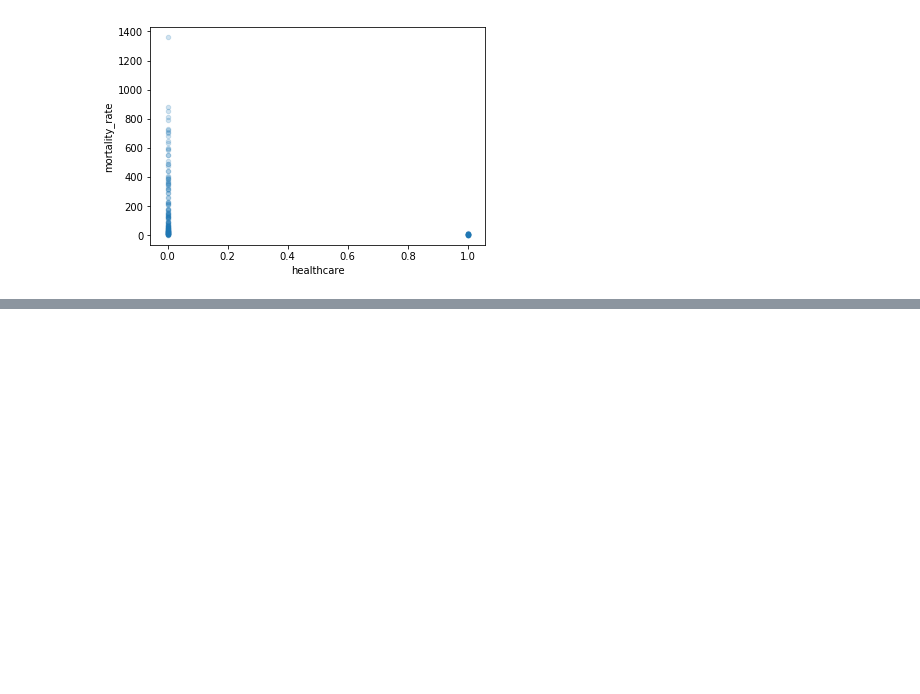
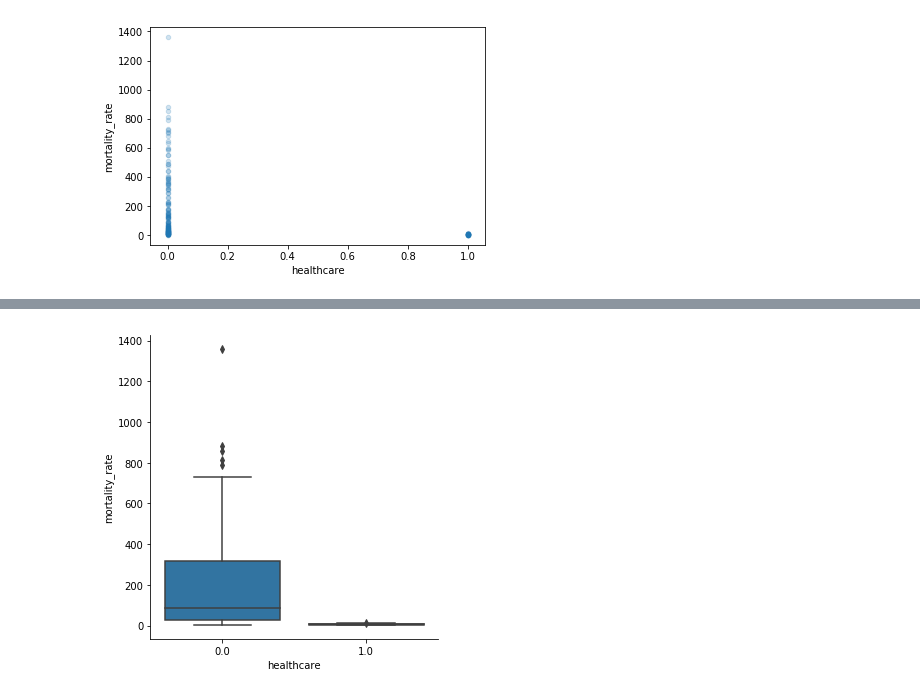
Before and after one commit to imamun93/Maternal_Mortality_Rate, a Jupyter notebook: WIP.ipynb, the cells around one changed output, grey strips where cells are left out. Drawn from its saved outputs; the diff is of its cells as text; code cells hidden in the pictures; blank space fills up the shorter version.

```diff
--- a/WIP.ipynb
+++ b/WIP.ipynb
@@ -1154,0 +1155,4 @@ hm= pop.plot(kind='scatter', x='maternity_leaves', y='healthcare', alpha=.2) #sc
+# %%
+sns.catplot(y="mortality_rate", x="healthcare", kind="box", data=pop);
+# %% [output]
+[figure, added]
```
Also changed, not shown: parts of 14 cells of this notebook.
